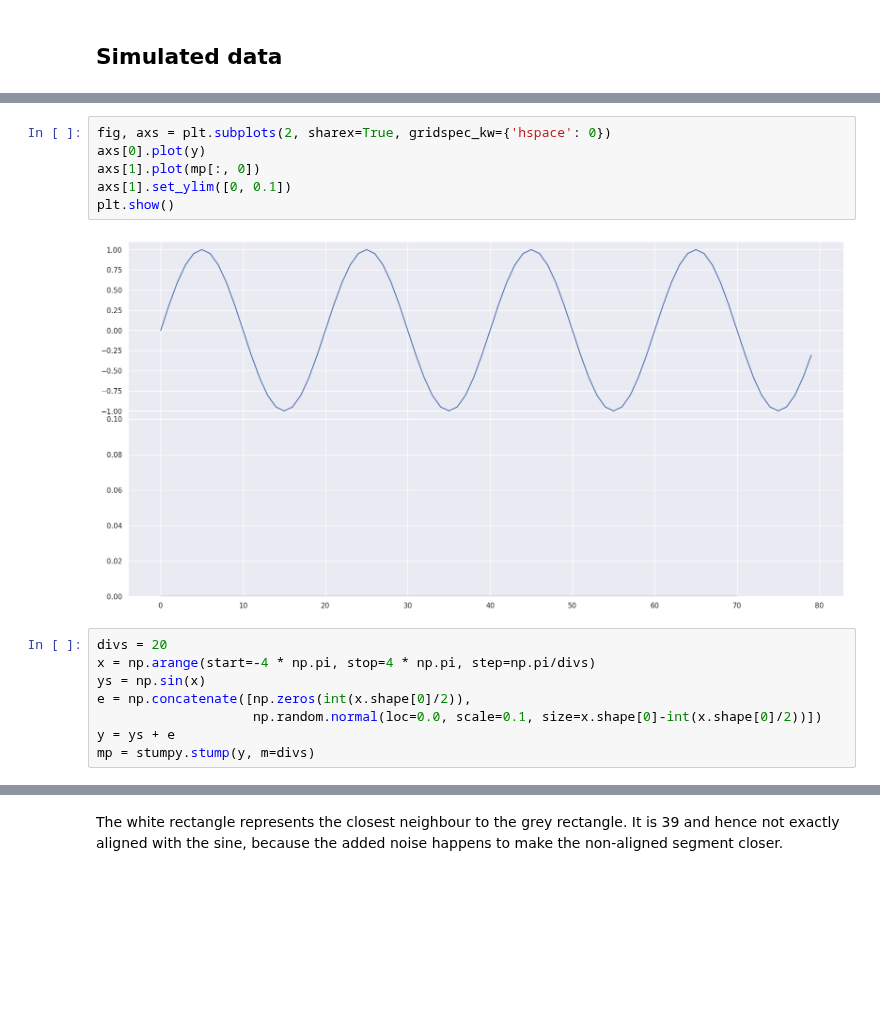
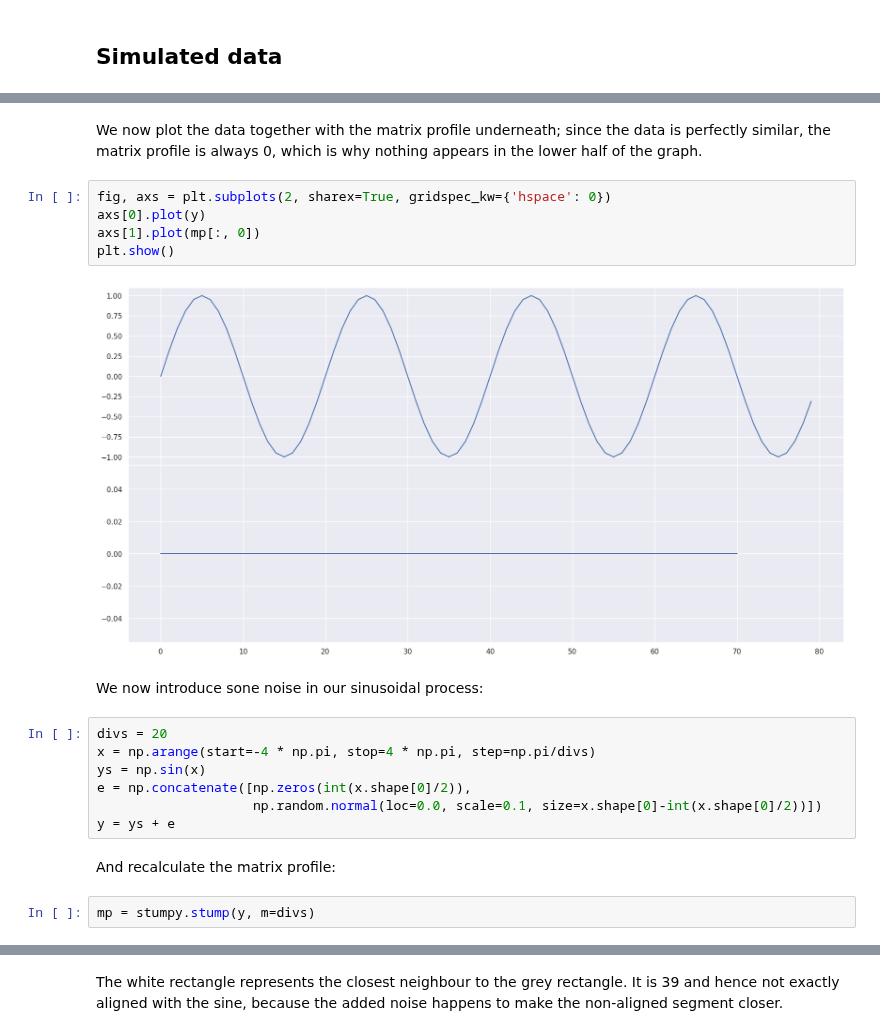
Before and after one commit to lsilvest/notes_and_stuff, a Jupyter notebook: matrix_profile.ipynb, the cells around one changed output, grey strips where cells are left out. Cells and saved outputs as stored; diff of their text form; blank space fills up the shorter version.

```diff
--- a/matrix_profile.ipynb
+++ b/matrix_profile.ipynb
@@ -43,14 +56,17 @@ array([[1.7631291696726132e-07, 40, -1, 40],
        [0.0, 27, 3, 27],
        [0.0, 48, 4, 48],
        [0.0, 29, 5, 29]], dtype=object)
+# %% [markdown]
+We now plot the data together with the matrix profile underneath; since the data is perfectly similar, the matrix profile is always 0, which is why nothing appears in the lower half of the graph.
 # %%
 fig, axs = plt.subplots(2, sharex=True, gridspec_kw={'hspace': 0})
 axs[0].plot(y)
 axs[1].plot(mp[:, 0])
-axs[1].set_ylim([0, 0.1])
 plt.show()
 # %% [output]
-[figure, old version]
+[figure, new version]
+# %% [markdown]
+We now introduce sone noise in our sinusoidal process:
 # %%
 divs = 20
 x = np.arange(start=-4 * np.pi, stop=4 * np.pi, step=np.pi/divs)
@@ -58,7 +74,10 @@ ys = np.sin(x)
 e = np.concatenate([np.zeros(int(x.shape[0]/2)),
                     np.random.normal(loc=0.0, scale=0.1, size=x.shape[0]-int(x.shape[0]/2))])
 y = ys + e
-mp = stumpy.stump(y, m=divs)
+# %% [markdown]
+And recalculate the matrix profile:
+# %%
+mp = stumpy.stump(y, m=divs)
 # %%
 fig, axs = plt.subplots(2, sharex=True, gridspec_kw={'hspace': 0})
 
```
Also changed, not shown: parts of 34 cells of this notebook.
